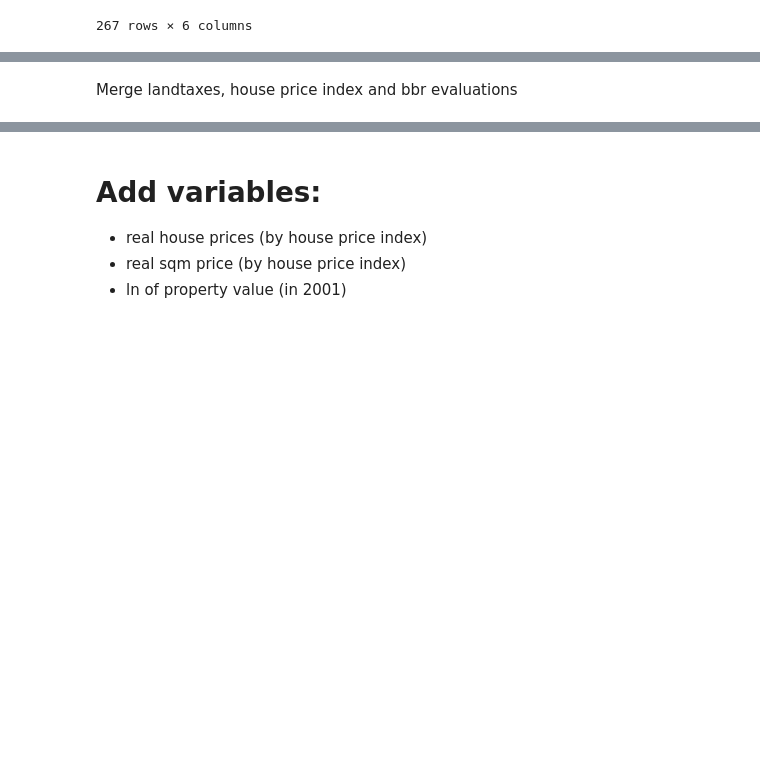
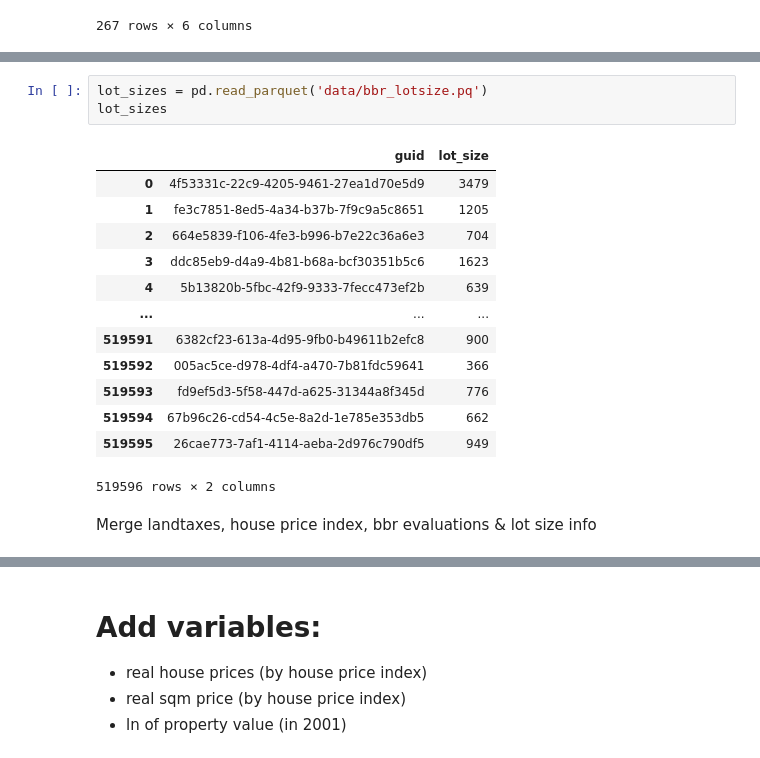
Before and after one commit to jorgenhost/No_taxation_without_capitalization, a Jupyter notebook: main.ipynb, the cells around one changed output, grey strips where cells are left out. Saved outputs shown, nothing was run; the diff lists cells and outputs as text; blank space fills up the shorter version.

```diff
--- a/main.ipynb
+++ b/main.ipynb
@@ -201,8 +201,25 @@ property_evals_01
 | 508404 | bc917a98-671f-4ea7-9532-09a91c42597e | 1300000 | 195300 | 2001-01-01 | 2001 |
 | 508405 | e5e7ba3e-c899-46a4-bd1a-b02c1bc77a14 | 1800000 | 329200 | 2000-04-26 | 2001 |
 508406 rows × 5 columns
+# %%
+lot_sizes = pd.read_parquet('data/bbr_lotsize.pq')
+lot_sizes
+# %% [output]
+|  | guid | lot_size |
+| 0 | 4f53331c-22c9-4205-9461-27ea1d70e5d9 | 3479 |
+| 1 | fe3c7851-8ed5-4a34-b37b-7f9c9a5c8651 | 1205 |
+| 2 | 664e5839-f106-4fe3-b996-b7e22c36a6e3 | 704 |
+| 3 | ddc85eb9-d4a9-4b81-b68a-bcf30351b5c6 | 1623 |
+| 4 | 5b13820b-5fbc-42f9-9333-7fecc473ef2b | 639 |
+| ... | ... | ... |
+| 519591 | 6382cf23-613a-4d95-9fb0-b49611b2efc8 | 900 |
+| 519592 | 005ac5ce-d978-4df4-a470-7b81fdc59641 | 366 |
+| 519593 | fd9ef5d3-5f58-447d-a625-31344a8f345d | 776 |
+| 519594 | 67b96c26-cd54-4c5e-8a2d-1e785e353db5 | 662 |
+| 519595 | 26cae773-7af1-4114-aeba-2d976c790df5 | 949 |
+519596 rows × 2 columns
 # %% [markdown]
-Merge landtaxes, house price index and bbr evaluations
+Merge landtaxes, house price index, bbr evaluations & lot size info
 # %%
 df_merged = pd.DataFrame(gdf_merge)
 df_merged_index = pd.merge(df_merged, house_price_index, left_on=['time_q', 'region'], right_on=['time_q', 'region'])
```
Also changed, not shown: parts of 12 cells of this notebook, 4 other files.
